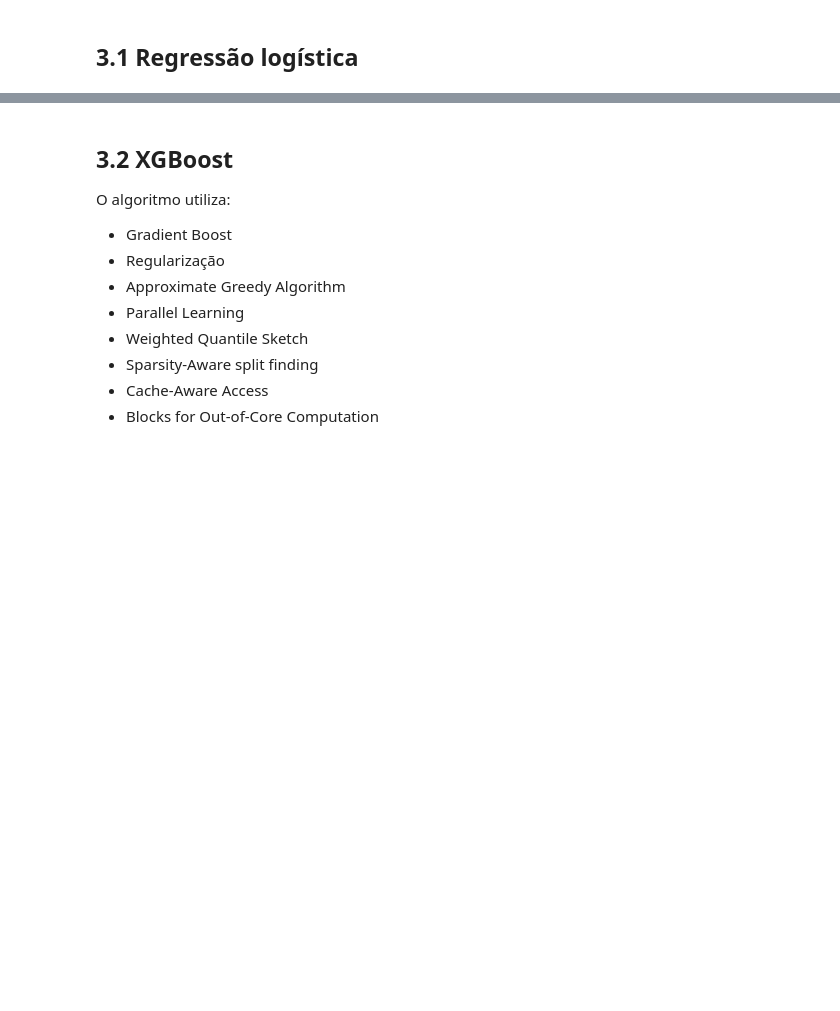
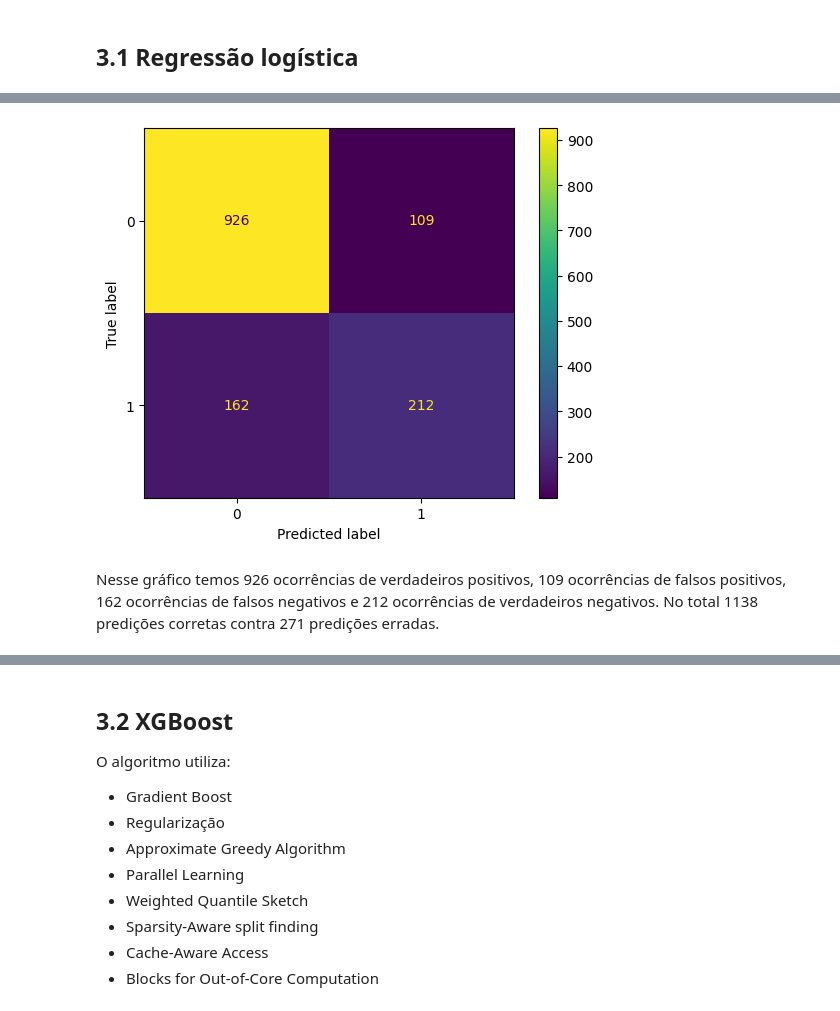
Before and after one commit to KarenAlmeida23/vendasML, a Jupyter notebook: Churn_Telco.ipynb, the cells around one changed output, grey strips where cells are left out. Drawn from its saved outputs; the diff is of its cells as text; code cells hidden in the pictures; blank space fills up the shorter version.

Commit message:
Regressão Logística
• Curva ROC
• Probabilidade de predição
• F1-score
• Acurácia
• Gráfico de confusão

```diff
--- a/Churn_Telco.ipynb
+++ b/Churn_Telco.ipynb
@@ -314,16 +316,15 @@ X_train_std = scaler.fit_transform(X_train)
 X_test_std = scaler.transform(X_test)
 # %% [markdown]
 ## 3.1 Regressão logística
-# %%
-from sklearn.linear_model import LogisticRegression
-
-# Definindo o modelo
-modelo_log = LogisticRegression(solver='lbfgs',    # Algoritmo de otimização usado para ajustar os parâmetros do modelo
-                                max_iter=100       # O otimizador fará no máximo 100 iterações para encontrar os melhores parâmetros do modelo
-)
-
-# Treinando o moedelo
-modelo_log.fit(X_train_std, y_train)
-
-# Predizendo o modelo
-y_pred_log = modelo_log.predict(X_test_std)
+# %%
+from sklearn.linear_model import LogisticRegression
+
+model = LogisticRegression(max_iter = 1000)
+model.fit(X_train_std, y_train)
+
+model.fit(X_train_std, y_train)
+score = model.score(X_train_std, y_train)
+score = round(score, 4)*100
+print("Score do modelo: %s%%" %(score))
+
+y_predict = model.predict(X_test_std)
@@ -329,0 +365,11 @@ y_pred_log = modelo_log.predict(X_test_std)
+# %%
+from sklearn.metrics import confusion_matrix, ConfusionMatrixDisplay
+import matplotlib.pyplot as plt
+
+ConfusionMatrixDisplay(confusion_matrix=confusion_matrix(y_test, y_predict)).plot()
+plt.grid(False)
+plt.show()
+# %% [output]
+[figure, added]
+# %% [markdown]
+Nesse gráfico temos 926 ocorrências de verdadeiros positivos, 109 ocorrências de falsos positivos, 162 ocorrências de falsos negativos e 212 ocorrências de verdadeiros negativos. No total 1138 predições corretas contra 271 predições erradas.
```
Also changed, not shown: parts of 45 cells of this notebook.
